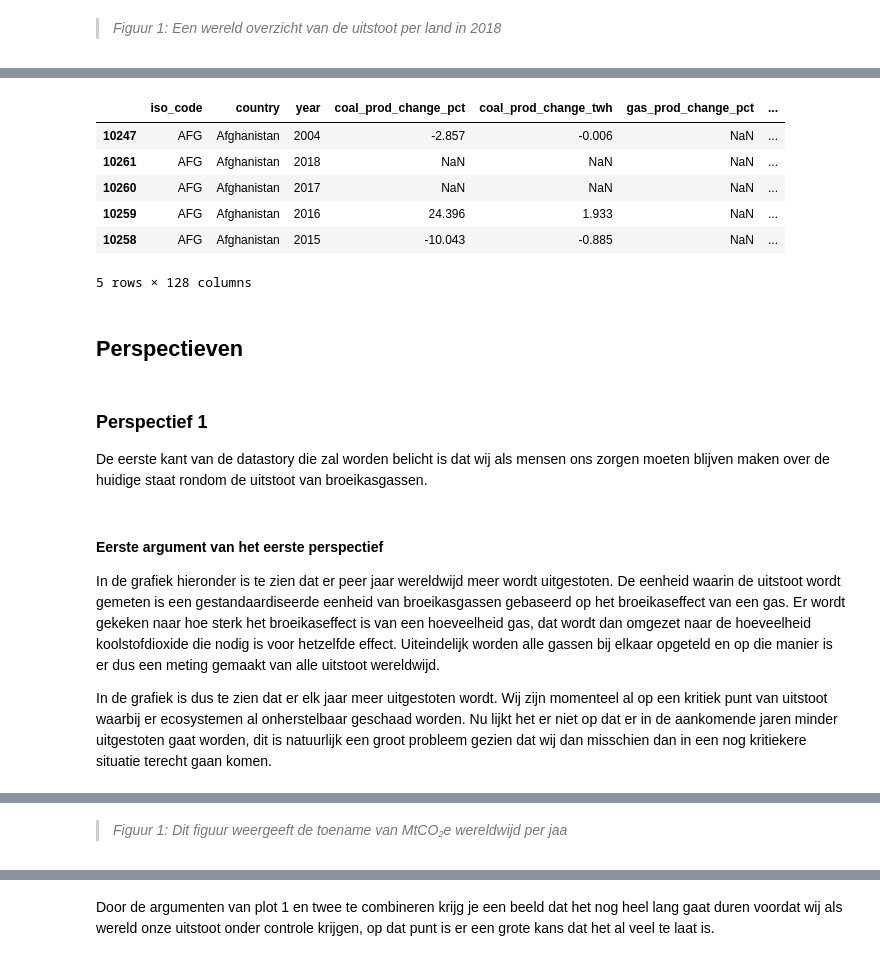
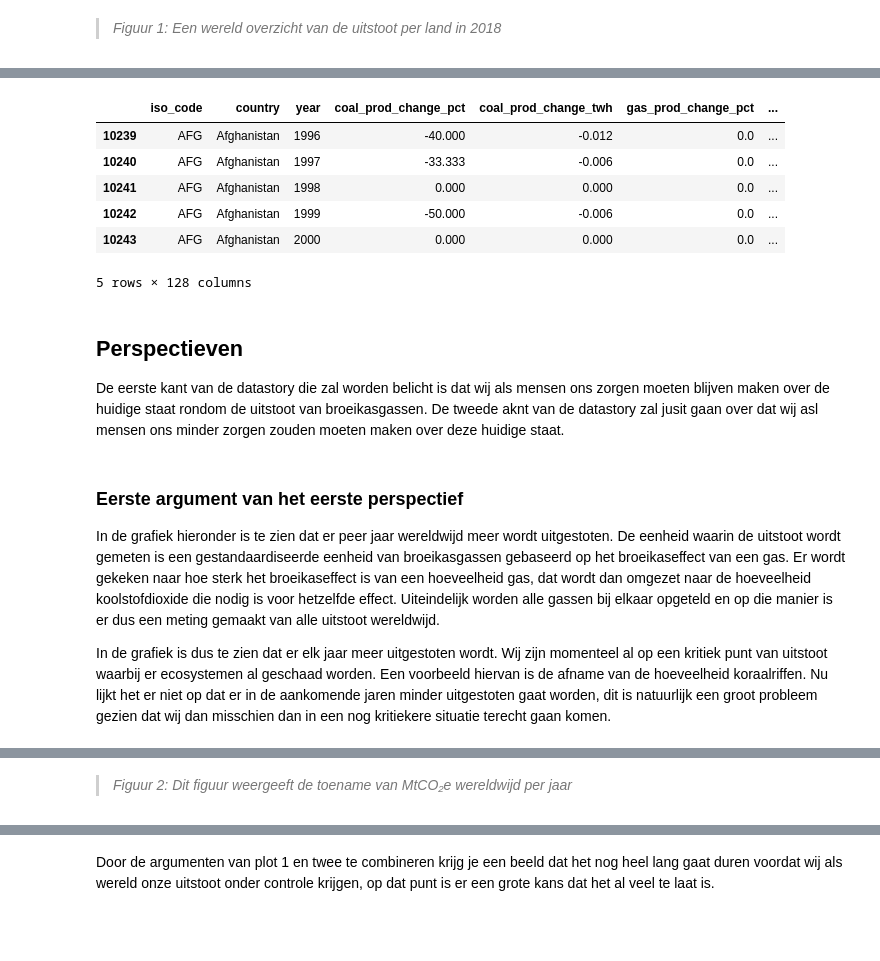
Before and after one commit to Stevgit1/Draft_N3, a Jupyter notebook: _build/jupyter_execute/docs/notebook.ipynb, the cells around one changed output, grey strips where cells are left out. Cells and saved outputs as stored; diff of their text form; code cells hidden in the pictures; blank space fills up the shorter version.

```diff
--- a/_build/jupyter_execute/docs/notebook.ipynb
+++ b/_build/jupyter_execute/docs/notebook.ipynb
@@ -46,9 +39,10 @@ green_df = compare_df(green_df)
 # %%
-import glob
-joined_files = os.path.join("csv_files/countries/",'*.csv')
-joined_list = glob.glob(joined_files)
-raw_data = pd.concat(map(pd.read_csv, joined_list), ignore_index=True)
-current_data = raw_data[(raw_data.year >= 1996) & (raw_data.year <= 2018)].sort_values(by=["country"])
+energy_csvfiles = os.path.join("csv_files/countries/",'*.csv')
+energy_csvfiles_merged = glob.glob(energy_csvfiles)
+enegry_general_df = pd.concat(map(pd.read_csv, energy_csvfiles_merged), ignore_index=True)
+energy_df = enegry_general_df[(enegry_general_df['year'] >= 1996) & (enegry_general_df['year'] <= 2018)]
+energy_df = energy_df.sort_values(by=["country", 'year'])
+energy_df = energy_df.fillna(0)
 # %% [markdown]
 # Klimaatverandering: zorgen of geen zorgen?
 
@@ -131,23 +125,20 @@ green_df.head()
 # %%
-current_data.head()
+energy_df.head()
 # %% [output]
 |  | iso_code | country | year | coal_prod_change_pct | coal_prod_change_twh | gas_prod_change_pct | ... |
-| 10247 | AFG | Afghanistan | 2004 | -2.857 | -0.006 | NaN | ... |
-| 10261 | AFG | Afghanistan | 2018 | NaN | NaN | NaN | ... |
-| 10260 | AFG | Afghanistan | 2017 | NaN | NaN | NaN | ... |
-| 10259 | AFG | Afghanistan | 2016 | 24.396 | 1.933 | NaN | ... |
-| 10258 | AFG | Afghanistan | 2015 | -10.043 | -0.885 | NaN | ... |
+| 10239 | AFG | Afghanistan | 1996 | -40.000 | -0.012 | 0.0 | ... |
+| 10240 | AFG | Afghanistan | 1997 | -33.333 | -0.006 | 0.0 | ... |
+| 10241 | AFG | Afghanistan | 1998 | 0.000 | 0.000 | 0.0 | ... |
+| 10242 | AFG | Afghanistan | 1999 | -50.000 | -0.006 | 0.0 | ... |
+| 10243 | AFG | Afghanistan | 2000 | 0.000 | 0.000 | 0.0 | ... |
 5 rows × 128 columns
 # %% [markdown]
 ## Perspectieven
+De eerste kant van de datastory die zal worden belicht is dat wij als mensen ons zorgen moeten blijven maken over de huidige staat rondom de uitstoot van broeikasgassen. De tweede aknt van de datastory zal jusit gaan over dat wij asl mensen ons minder zorgen zouden moeten maken over deze huidige staat.
-# %% [markdown]
-### Perspectief 1
-De eerste kant van de datastory die zal worden belicht is dat wij als mensen ons zorgen moeten blijven maken over de huidige staat rondom de uitstoot van broeikasgassen.
 # %% [markdown]
-#### Eerste argument van het eerste perspectief
-
+### Eerste argument van het eerste perspectief
 In de grafiek hieronder is te zien dat er peer jaar wereldwijd meer wordt uitgestoten. De eenheid waarin de uitstoot wordt gemeten is een gestandaardiseerde eenheid van broeikasgassen gebaseerd op het broeikaseffect van een gas. Er wordt gekeken naar hoe sterk het broeikaseffect is van een hoeveelheid gas, dat wordt dan omgezet naar de hoeveelheid koolstofdioxide die nodig is voor hetzelfde effect. Uiteindelijk worden alle gassen bij elkaar opgeteld en op die manier is er dus een meting gemaakt van alle uitstoot wereldwijd.
 
-In de grafiek is dus te zien dat er elk jaar meer uitgestoten wordt. Wij zijn momenteel al op een kritiek punt van uitstoot waarbij er ecosystemen al onherstelbaar geschaad worden. Nu lijkt het er niet op dat er in de aankomende jaren minder uitgestoten gaat worden, dit is natuurlijk een groot probleem gezien dat wij dan misschien dan in een nog kritiekere situatie terecht gaan komen.
+In de grafiek is dus te zien dat er elk jaar meer uitgestoten wordt. Wij zijn momenteel al op een kritiek punt van uitstoot waarbij er ecosystemen al geschaad worden. Een voorbeeld hiervan is de afname van de hoeveelheid koraalriffen. Nu lijkt het er niet op dat er in de aankomende jaren minder uitgestoten gaat worden, dit is natuurlijk een groot probleem gezien dat wij dan misschien dan in een nog kritiekere situatie terecht gaan komen.
 # %%
 world = greenhouse_df.iloc[0]
@@ -166,5 +157,5 @@ zorg1.show()
 # %% [output]
 [interactive output not drawn]
 # %% [markdown]
-> *Figuur 1: Dit figuur weergeeft de toename van MtCO₂e wereldwijd per jaa*
+> *Figuur 2: Dit figuur weergeeft de toename van MtCO₂e wereldwijd per jaar*
 # %% [markdown]
```
Also changed, not shown: parts of 27 cells of this notebook, 5 other files.
